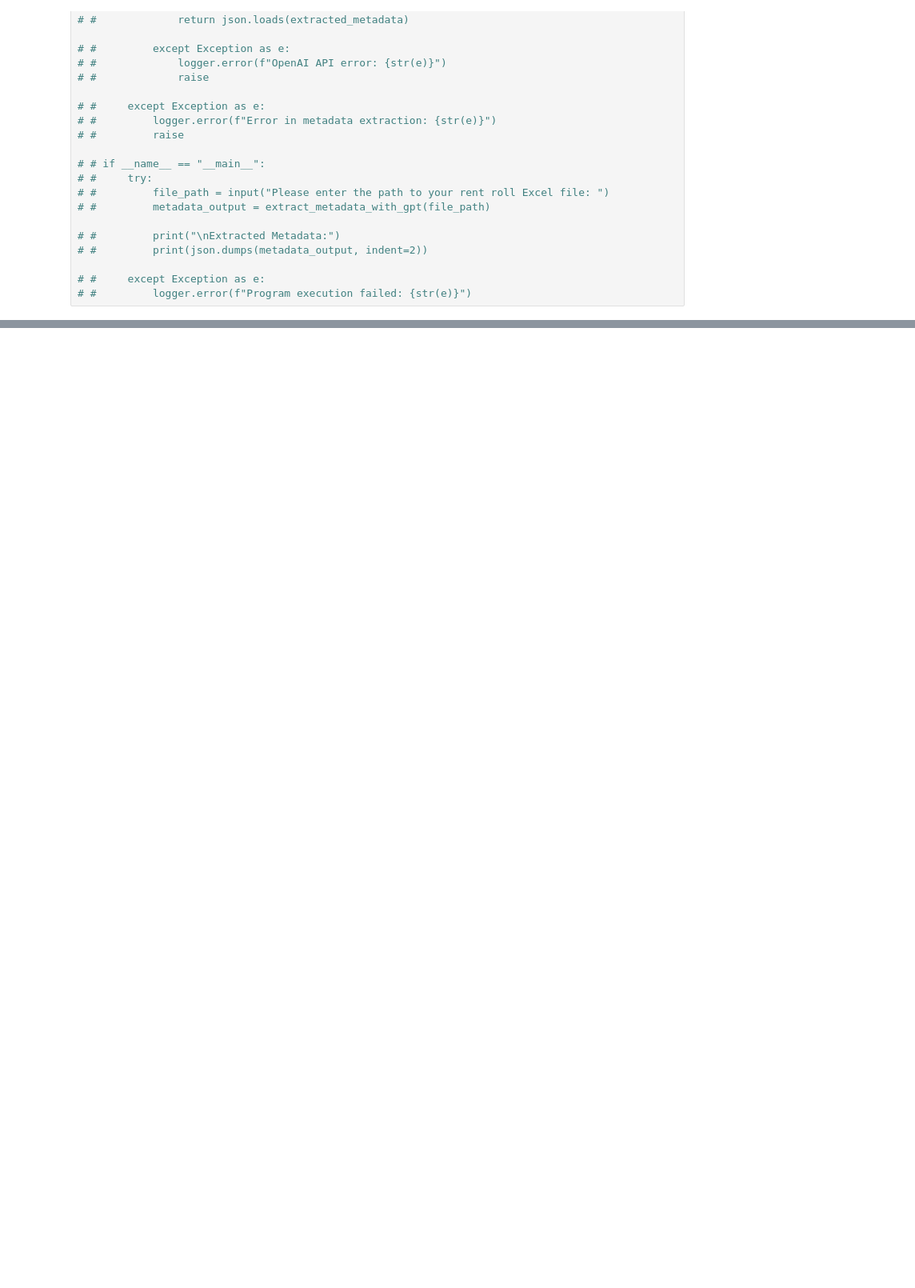
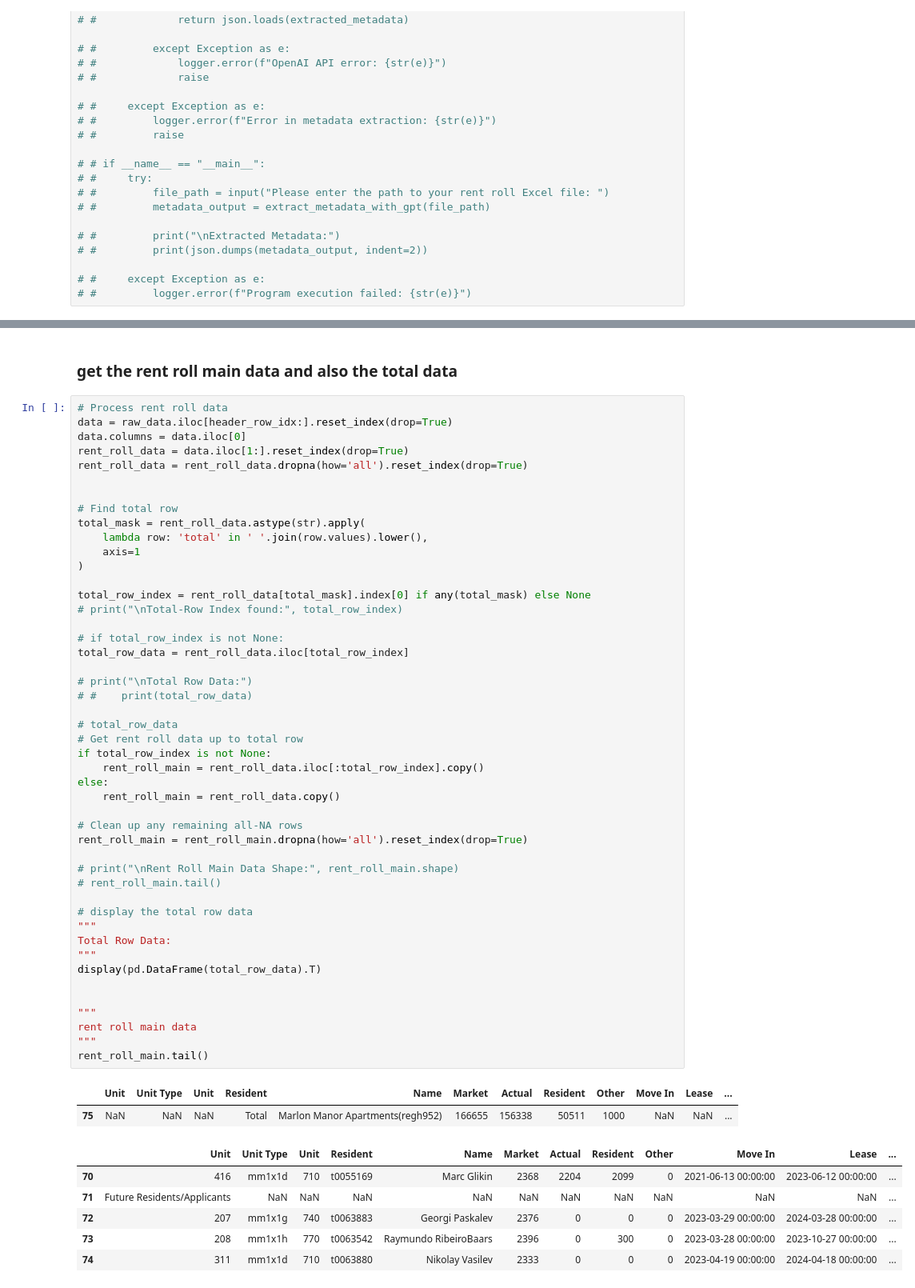
Before and after one commit to harikeerthan24/Lenguard, a Jupyter notebook: main.ipynb, the cells around one changed output, grey strips where cells are left out. Shown: that part at 80% size. Drawn from its saved outputs; the diff is of its cells as text; blank space fills up the shorter version.

```diff
--- a/main.ipynb
+++ b/main.ipynb
@@ -709,0 +781,58 @@ Market                                 166655
+# %% [markdown]
+### get the rent roll main data and also the total data
+# %%
+# Process rent roll data
+data = raw_data.iloc[header_row_idx:].reset_index(drop=True)
+data.columns = data.iloc[0]
+rent_roll_data = data.iloc[1:].reset_index(drop=True)
+rent_roll_data = rent_roll_data.dropna(how='all').reset_index(drop=True)
+
+
+# Find total row
+total_mask = rent_roll_data.astype(str).apply(
+    lambda row: 'total' in ' '.join(row.values).lower(),
+    axis=1
+)
+
+total_row_index = rent_roll_data[total_mask].index[0] if any(total_mask) else None
+# print("\nTotal-Row Index found:", total_row_index)
+
+# if total_row_index is not None:
+total_row_data = rent_roll_data.iloc[total_row_index]
+
+# print("\nTotal Row Data:")
+# #    print(total_row_data)
+
+# total_row_data
+# Get rent roll data up to total row
+if total_row_index is not None:
+    rent_roll_main = rent_roll_data.iloc[:total_row_index].copy()
+else:
+    rent_roll_main = rent_roll_data.copy()
+
+# Clean up any remaining all-NA rows
+rent_roll_main = rent_roll_main.dropna(how='all').reset_index(drop=True)
+
+# print("\nRent Roll Main Data Shape:", rent_roll_main.shape)
+# rent_roll_main.tail()
+
+# display the total row data
+"""
+Total Row Data:
+"""
+display(pd.DataFrame(total_row_data).T)
+
+
+"""
+rent roll main data
+"""
+rent_roll_main.tail()
+# %% [output]
+|  | Unit | Unit Type | Unit | Resident | Name | Market | Actual | Resident | Other | Move In | Lease | ... |
+| 75 | NaN | NaN | NaN | Total | Marlon Manor Apartments(regh952) | 166655 | 156338 | 50511 | 1000 | NaN | NaN | ... |
+|  | Unit | Unit Type | Unit | Resident | Name | Market | Actual | Resident | Other | Move In | Lease | ... |
+| 70 | 416 | mm1x1d | 710 | t0055169 | Marc Glikin | 2368 | 2204 | 2099 | 0 | 2021-06-13 00:00:00 | 2023-06-12 00:00:00 | ... |
+| 71 | Future Residents/Applicants | NaN | NaN | NaN | NaN | NaN | NaN | NaN | NaN | NaN | NaN | ... |
+| 72 | 207 | mm1x1g | 740 | t0063883 | Georgi Paskalev | 2376 | 0 | 0 | 0 | 2023-03-29 00:00:00 | 2024-03-28 00:00:00 | ... |
+| 73 | 208 | mm1x1h | 770 | t0063542 | Raymundo RibeiroBaars | 2396 | 0 | 300 | 0 | 2023-03-28 00:00:00 | 2023-10-27 00:00:00 | ... |
+| 74 | 311 | mm1x1d | 710 | t0063880 | Nikolay Vasilev | 2333 | 0 | 0 | 0 | 2023-04-19 00:00:00 | 2024-04-18 00:00:00 | ... |
```
Also changed, not shown: parts of 11 cells of this notebook.
